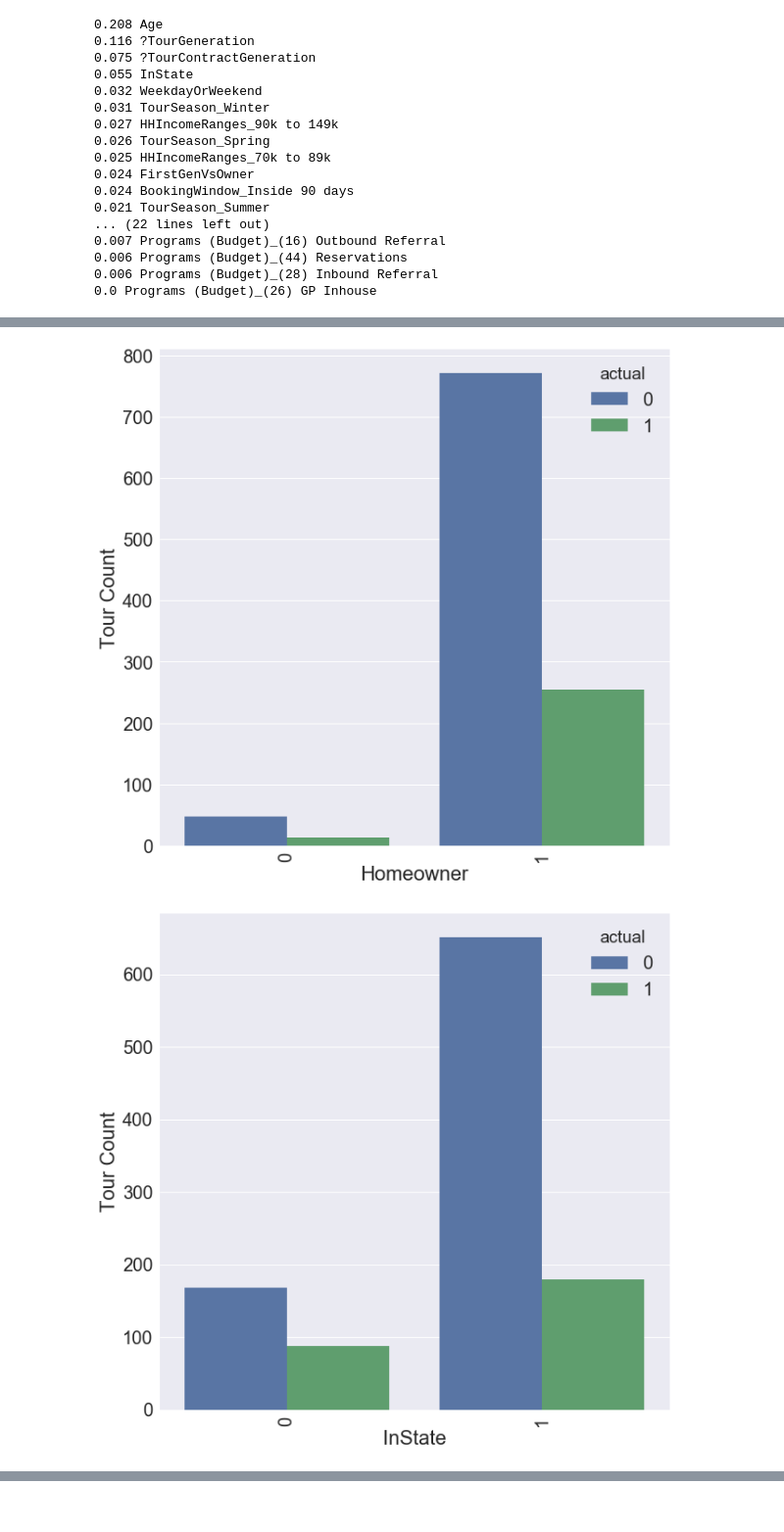
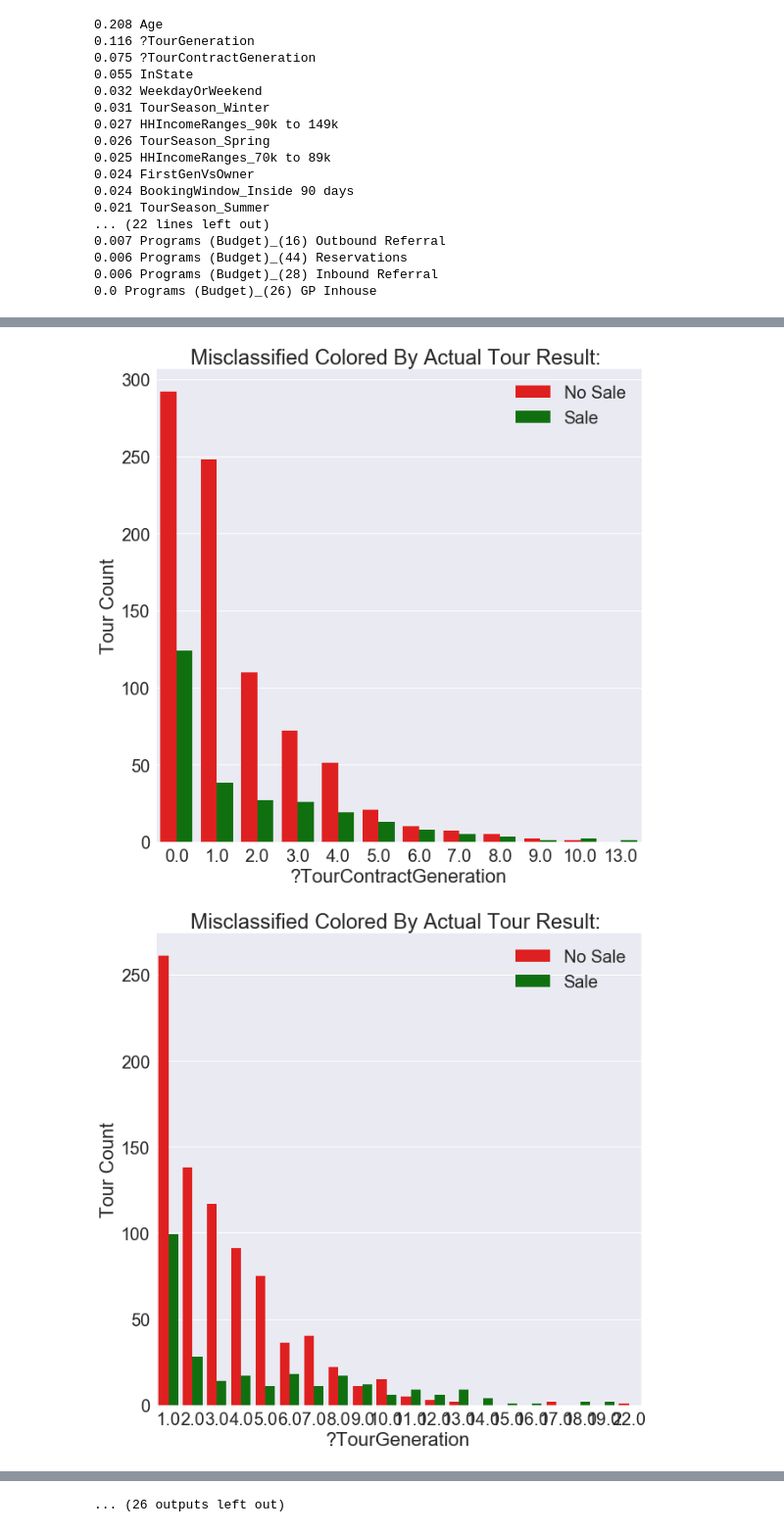
Before and after one commit to zcblack/Springboard, a Jupyter notebook: Capstone2/MachineLearningClassificationClassWeighting.ipynb, the cells around one changed output, grey strips where cells are left out. Shown at 98% size. Drawn from its saved outputs; the diff is of its cells as text; code cells hidden in the pictures.

```diff
--- a/Capstone2/MachineLearningClassificationClassWeighting.ipynb
+++ b/Capstone2/MachineLearningClassificationClassWeighting.ipynb
@@ -165,13 +165,3 @@ plt.plot(x,y,'o')
 plt.show()
 # %% [output]
 [figure]
-# %%
-from sklearn.model_selection import GridSearchCV
-parameters={
-'C': [0.01, 0.1, 1,10,100],
-}
-
-clf = GridSearchCV(estimator=LogisticRegression(class_weight = weight),param_grid=parameters,n_jobs=1,verbose=0,cv=StratifiedKFold(n_splits=5, shuffle=True, random_state=42), scoring='roc_auc' )
-clf.fit(dfX1,dfY1)
-print(clf.best_params_)
-print(clf.best_score_)
@@ -326,16 +305,38 @@ plt.show()
-# %%
-# create countplot of tour count by first gen vs owner misclasifieds
-sns.countplot(x= 'Homeowner', hue= 'actual', data = x_mis)
-plt.ylabel('Tour Count')
-plt.xticks(rotation=90)
-plt.show()
-# %% [output]
-[figure, removed]
-# %%
-# create countplot of tour count by first gen vs owner misclasifieds
-sns.countplot(x= 'InState', hue= 'actual', data = x_mis)
-plt.ylabel('Tour Count')
-plt.xticks(rotation=90)
-plt.show()
-# %% [output]
-[figure, removed]
+# %%
+#remove standarization to see actual misclassified values
+
+x_mis['Age'] = scaler1.inverse_transform(x_mis[['Age']])
+
+x_mis['?TourContractGeneration'] = scaler2.inverse_transform(x_mis[['?TourContractGeneration']])
+
+x_mis['?TourGeneration'] = scaler3.inverse_transform(x_mis[['?TourGeneration']])
+
+
+# remove binarization of categorical data
+x_mis['actual']=x_mis['actual'].replace({v: k for k, v in dic.items()})
+
+x_mis['Homeowner']=x_mis['Homeowner'].replace({v: k for k, v in dic1.items()})
+
+x_mis['InState']=x_mis['InState'].replace({v: k for k, v in dic2.items()})
+
+x_mis['FirstGenVsOwner']=x_mis['FirstGenVsOwner'].replace({v: k for k, v in dic3.items()})
+
+x_mis['relationStatus']=x_mis['relationStatus'].replace({v: k for k, v in dic4.items()})
+
+x_mis['WeekdayOrWeekend']=x_mis['WeekdayOrWeekend'].replace({v: k for k, v in dic5.items()})
+# %%
+# create countplot of tour count by first gen vs owner misclasifieds
+# loop through variable to see misclassified
+for i, col in enumerate(x_mis.drop(['prediction',   'actual'], axis = 1).columns):
+    plt.title('Misclassified Colored By Actual Tour Result: ')
+    if '_' not in col:
+        sns.countplot(x= col, hue= 'actual', data = x_mis, palette={'Sale':'Green','No Sale':'Red'})
+    else:
+        sns.countplot(x= col, hue= 'actual', data = x_mis[x_mis[col]>0], palette={'Sale':'Green','No Sale':'Red'})
+        plt.xticks([], [])
+    plt.legend(loc = 'upper right')
+    plt.ylabel('Tour Count')
+    plt.show()
+# %% [output]
+[figure, added]
+[figure, added]
@@ -341,0 +353 @@ plt.show()
+... (26 outputs left out)
```
Also changed, not shown: parts of 4 cells of this notebook, 3 other files.
